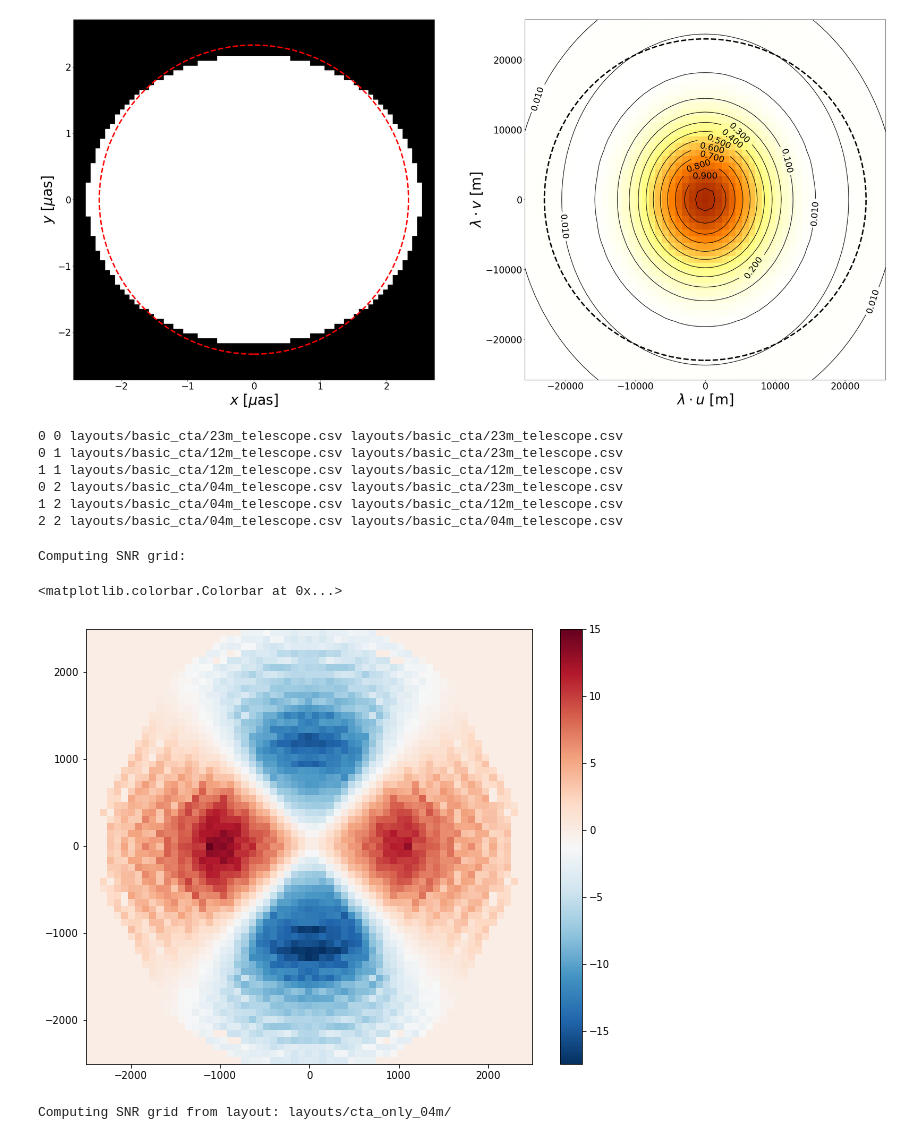
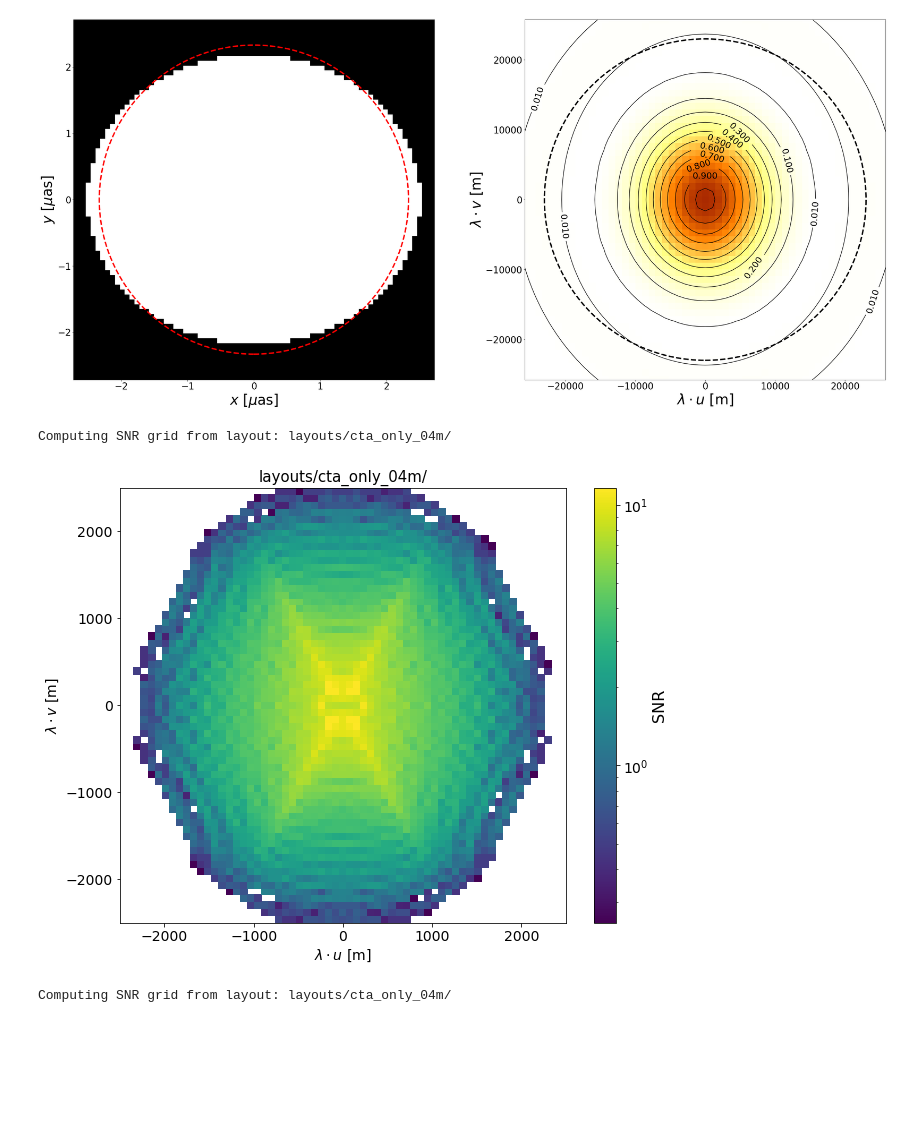
Before and after one commit to hlasco/intensity_interferrometry_layout_benchmark, a Jupyter notebook: intensity_interferometry.ipynb, the cells around one changed output. Saved outputs shown, nothing was run; the diff lists cells and outputs as text; code cells hidden in the pictures; blank space fills up the shorter version.

```diff
--- a/intensity_interferometry.ipynb
+++ b/intensity_interferometry.ipynb
@@ -33,18 +33,11 @@ uv.plotSource()
 # %% [output]
 [figure]
 # %%
-cta = II.TelescopeArray(uv,layout='layouts/basic_cta', nGrid=64, nPerTraj=128)
+detector = II.TelescopeArray(uv,layout='layouts/cta_only_04m/', nGrid=64, nPerTraj=128)
-# %% [output]
-0 0 layouts/basic_cta/23m_telescope.csv layouts/basic_cta/23m_telescope.csv
-0 1 layouts/basic_cta/12m_telescope.csv layouts/basic_cta/23m_telescope.csv
-1 1 layouts/basic_cta/12m_telescope.csv layouts/basic_cta/12m_telescope.csv
-0 2 layouts/basic_cta/04m_telescope.csv layouts/basic_cta/23m_telescope.csv
-1 2 layouts/basic_cta/04m_telescope.csv layouts/basic_cta/12m_telescope.csv
-2 2 layouts/basic_cta/04m_telescope.csv layouts/basic_cta/04m_telescope.csv
 # %%
-cta.setGrids()
+detector.setGrids()
 # %% [output]
-Computing SNR grid:
+Computing SNR grid from layout: layouts/cta_only_04m/
 # %%
 def plotSNR(detector):
     x = np.linspace(-detector.bline_max, detector.bline_max, detector.N_snr_grid)
@@ -57,20 +56,7 @@ def plotSNR(detector):
-# %%
-nNights = 100000
-signal1, _ = cta.getSignal(nNights = nNights, phi_source = np.pi/2, bNoise=False)
-signal2, std = cta.getSignal(nNights = nNights, phi_source = 0, bNoise=True)
-
-s = (signal1 - signal2)
-sigma = np.fabs(signal2 / (snr * np.sqrt(nNights)))
-data = s/sigma
-mask = (snr<1e-4)
-data[mask] = 0
-
-plt.figure(figsize=(10, 8))
-plt.pcolormesh(xx ,yy ,(data.T), cmap='RdBu_r')#, vmin=-100, vmax=100)
-plt.colorbar()
-# %% [output]
-<matplotlib.colorbar.Colorbar at 0x...>
-[figure, removed]
+# %%
+plotSNR(detector)
+# %% [output]
+[figure, added]
 # %%
 import emcee
 
```
Also changed, not shown: parts of 6 cells of this notebook, 1 other file.
